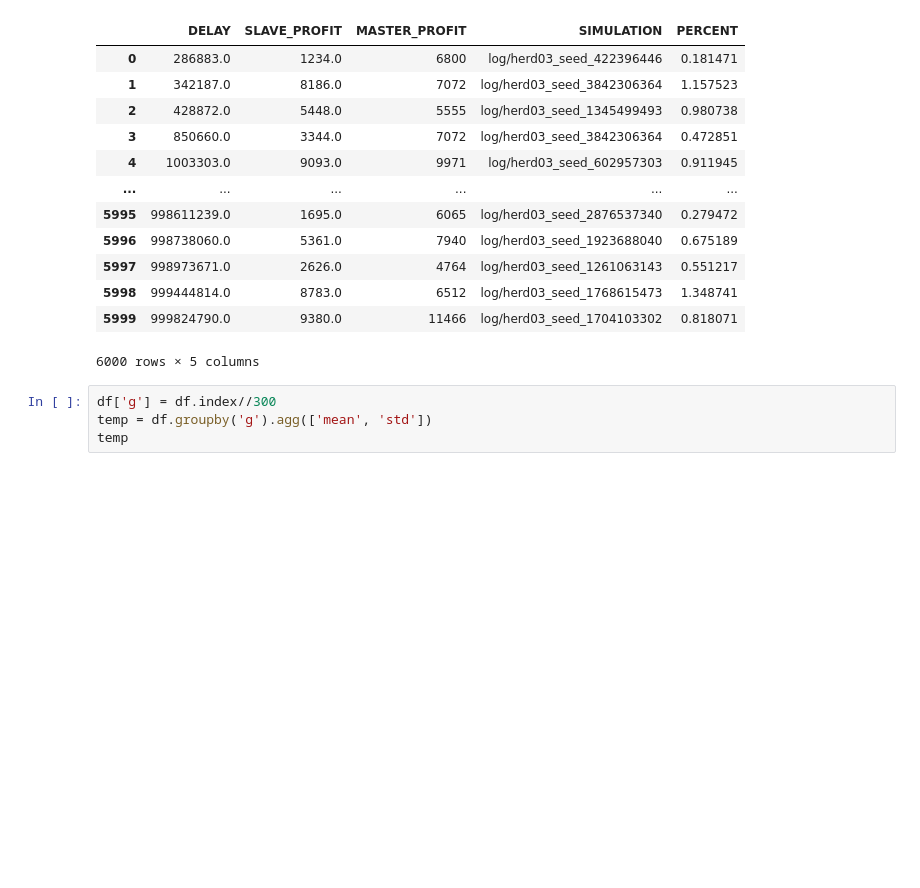
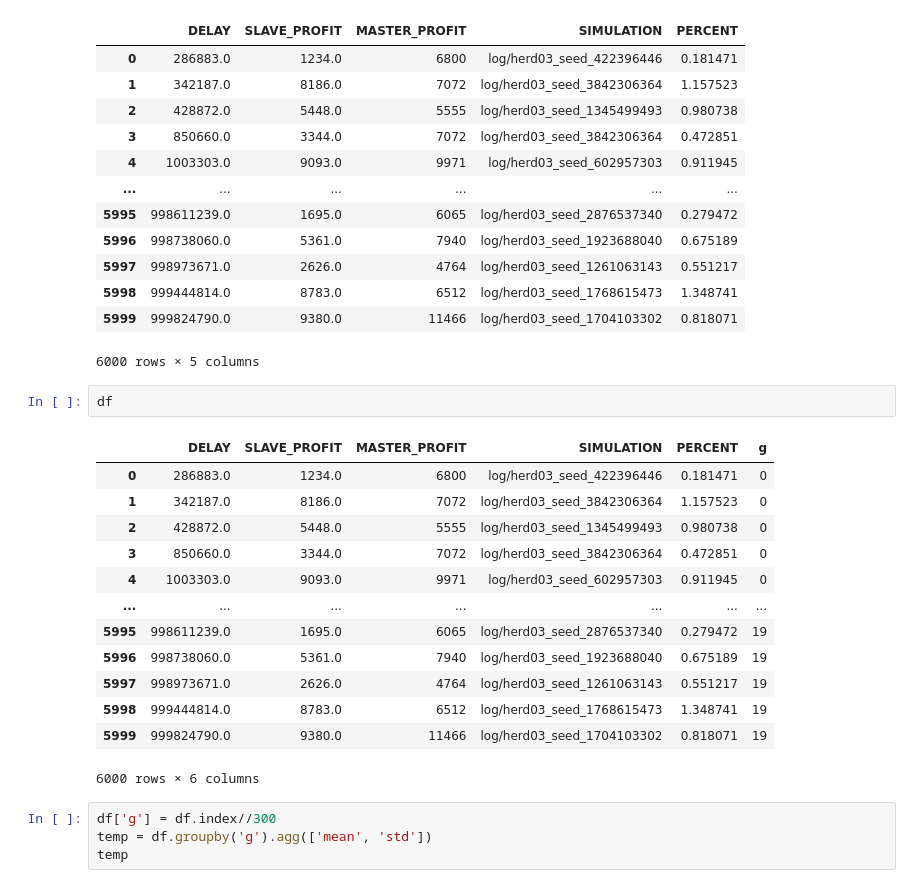
Before and after one commit to hogier/abides, a Jupyter notebook: explore.ipynb, the cells around one changed output. Saved outputs shown, nothing was run; the diff lists cells and outputs as text; blank space fills up the shorter version.

Commit message:
herd configs

```diff
--- a/explore.ipynb
+++ b/explore.ipynb
@@ -179,6 +179,22 @@ df
 | 5998 | 999444814.0 | 8783.0 | 6512 | log/herd03_seed_1768615473 | 1.348741 |
 | 5999 | 999824790.0 | 9380.0 | 11466 | log/herd03_seed_1704103302 | 0.818071 |
 6000 rows × 5 columns
+# %%
+df
+# %% [output]
+|  | DELAY | SLAVE_PROFIT | MASTER_PROFIT | SIMULATION | PERCENT | g |
+| 0 | 286883.0 | 1234.0 | 6800 | log/herd03_seed_422396446 | 0.181471 | 0 |
+| 1 | 342187.0 | 8186.0 | 7072 | log/herd03_seed_3842306364 | 1.157523 | 0 |
+| 2 | 428872.0 | 5448.0 | 5555 | log/herd03_seed_1345499493 | 0.980738 | 0 |
+| 3 | 850660.0 | 3344.0 | 7072 | log/herd03_seed_3842306364 | 0.472851 | 0 |
+| 4 | 1003303.0 | 9093.0 | 9971 | log/herd03_seed_602957303 | 0.911945 | 0 |
+| ... | ... | ... | ... | ... | ... | ... |
+| 5995 | 998611239.0 | 1695.0 | 6065 | log/herd03_seed_2876537340 | 0.279472 | 19 |
+| 5996 | 998738060.0 | 5361.0 | 7940 | log/herd03_seed_1923688040 | 0.675189 | 19 |
+| 5997 | 998973671.0 | 2626.0 | 4764 | log/herd03_seed_1261063143 | 0.551217 | 19 |
+| 5998 | 999444814.0 | 8783.0 | 6512 | log/herd03_seed_1768615473 | 1.348741 | 19 |
+| 5999 | 999824790.0 | 9380.0 | 11466 | log/herd03_seed_1704103302 | 0.818071 | 19 |
+6000 rows × 6 columns
 # %%
 df['g'] = df.index//300
 temp = df.groupby('g').agg(['mean', 'std'])
```
Also changed, not shown: parts of 2 cells of this notebook, 4 other files.
